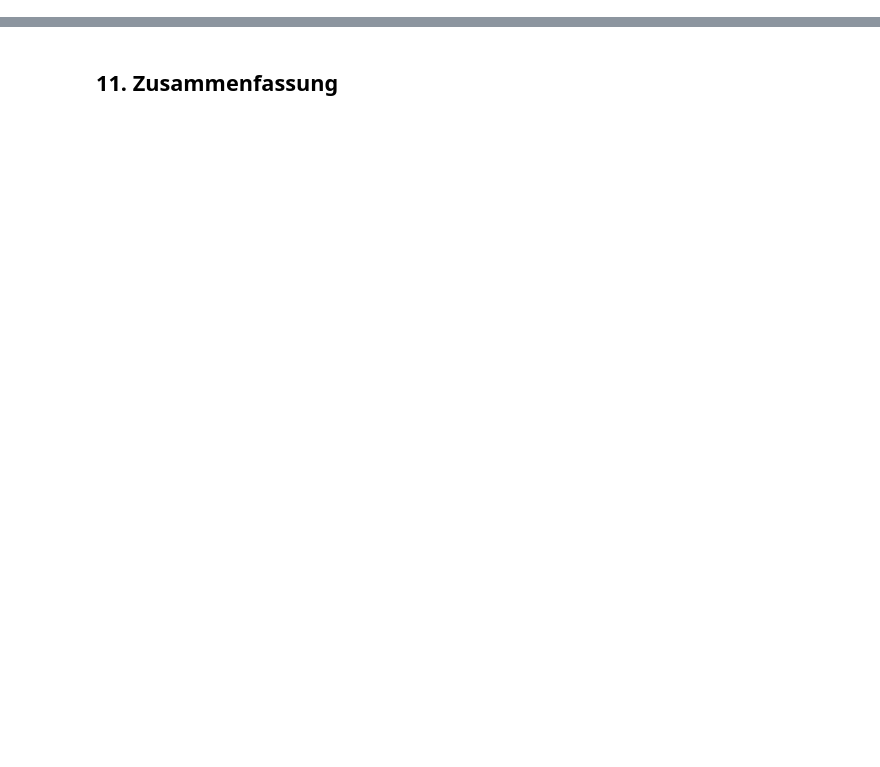
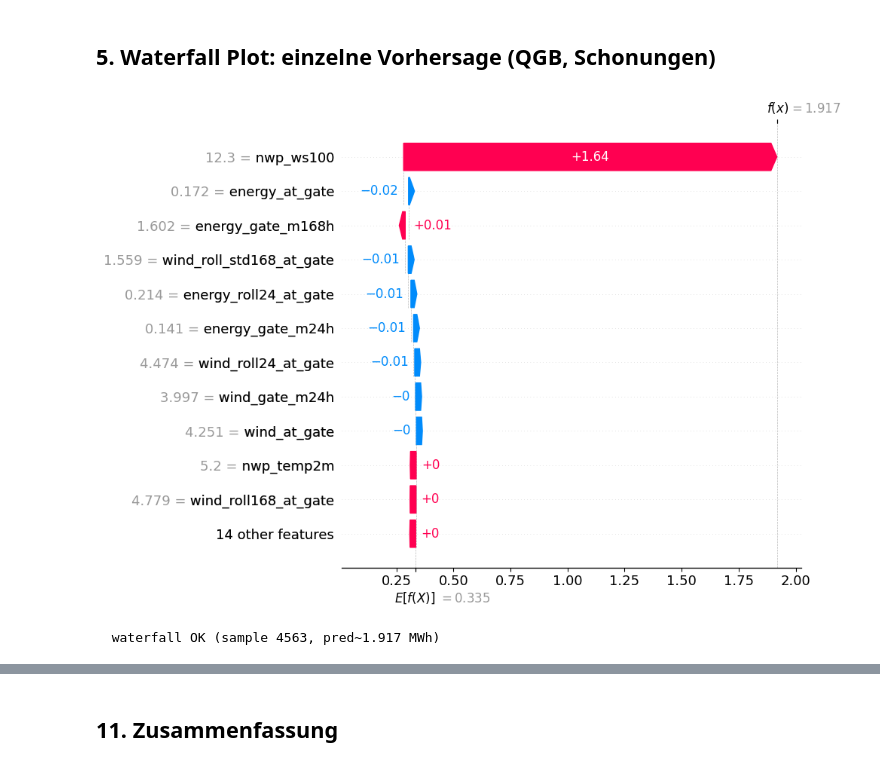
Before and after one commit to noahweis-uni/wind_bidding_project, a Jupyter notebook: notebooks/05_xai_analysis.ipynb, the cells around one changed output, grey strips where cells are left out. Drawn from its saved outputs; the diff is of its cells as text; code cells hidden in the pictures; blank space fills up the shorter version.

```diff
--- a/notebooks/05_xai_analysis.ipynb
+++ b/notebooks/05_xai_analysis.ipynb
@@ -830,0 +111,18 @@ Korrelation |Fehler| - Produktion am Gate: 0.214
+# %% [markdown]
+## 5. Waterfall Plot: einzelne Vorhersage (QGB, Schonungen)
+# %%
+d = shap_data[(PLOT_PLANT, "qgb")]
+sv = d["shap_values"]; X = np.asarray(d["X"]); base = float(d["base_value"])
+i = int(np.argmax(np.abs(sv).sum(axis=1)))   # Sample mit staerkster Erklaerung
+try:
+    expl = shap.Explanation(values=sv[i], base_values=base, data=X[i], feature_names=FEATURES)
+    shap.plots.waterfall(expl, max_display=12, show=False)
+    fig = plt.gcf(); fig.set_size_inches(10, 7); plt.tight_layout()
+    plt.savefig(FIGURES_DIR / f"shap_waterfall_qgb_{PLOT_PLANT.lower()}.png", dpi=150)
+    plt.show(); plt.close()
+    print(f"  waterfall OK (sample {i}, pred~{base + sv[i].sum():.3f} MWh)")
+except Exception as e:
+    print("  waterfall FAILED:", e)
+# %% [output]
+[figure, added]
+  waterfall OK (sample 4563, pred~1.917 MWh)
```
Also changed, not shown: parts of 62 cells of this notebook, 30 other files.
